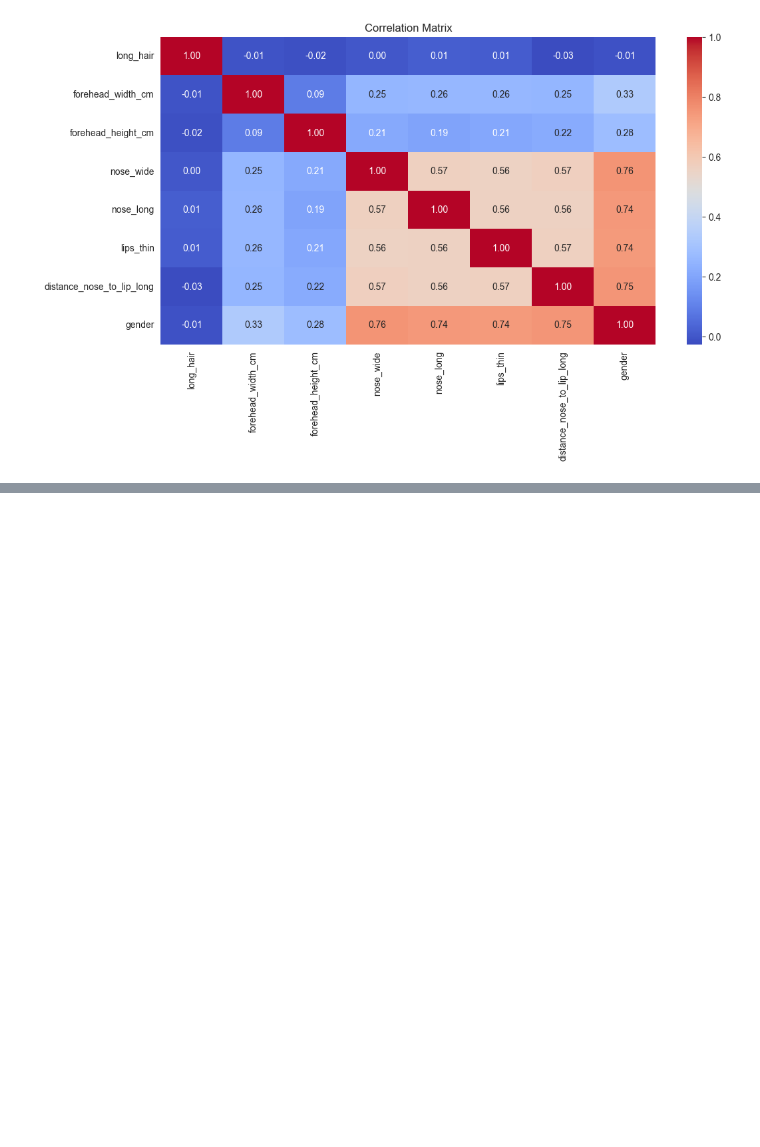
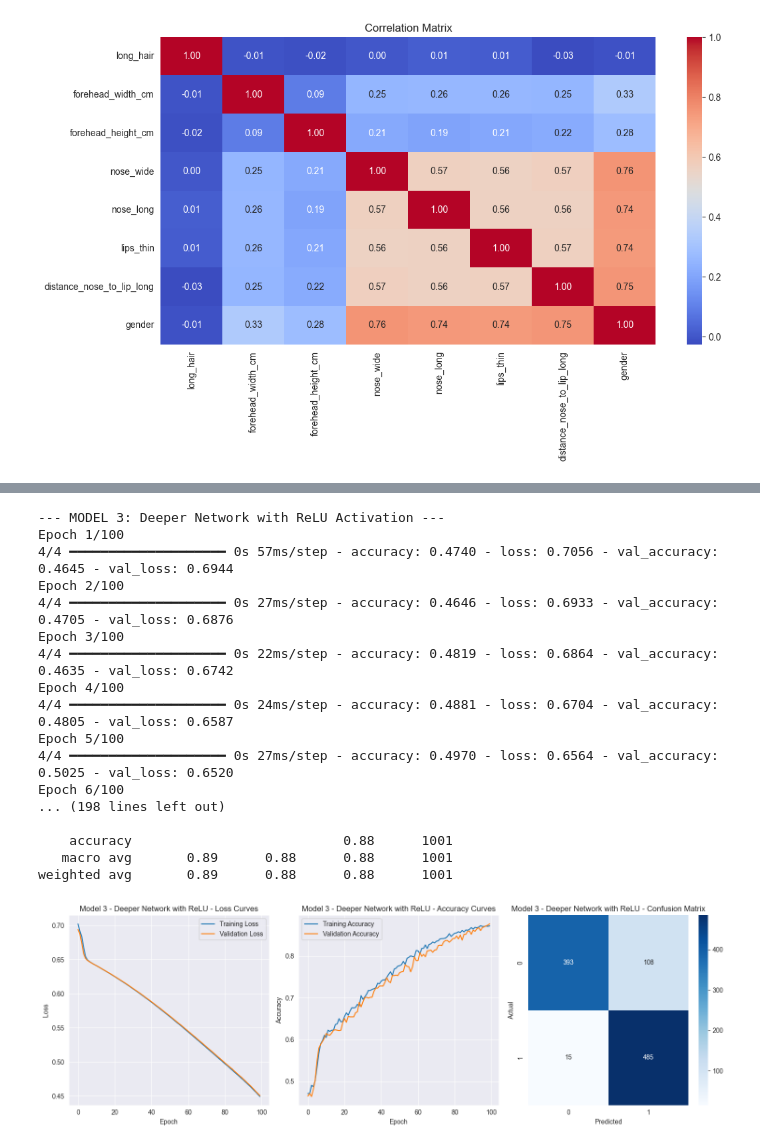
Before and after one commit to ivan-22-3-5/ML_6th_sem, a Jupyter notebook: lab4/lab4.ipynb, the cells around one changed output, grey strips where cells are left out. Drawn from its saved outputs; the diff is of its cells as text; code cells hidden in the pictures; blank space fills up the shorter version.

```diff
--- a/lab4/lab4.ipynb
+++ b/lab4/lab4.ipynb
@@ -164,0 +194,29 @@ weighted avg       0.95      0.95      0.95      1001
+# %%
+print("\n\n--- MODEL 3: Deeper Network with ReLU Activation ---")
+model3, history3 = train_model(
+    neurons=[10, 5],
+    epochs=100,
+    batch_size=1000,
+    learning_rate=0.01,
+    activation='relu'
+)
+evaluate_model(model3, history3, "Model 3 - Deeper Network with ReLU")
+# %% [output]
+--- MODEL 3: Deeper Network with ReLU Activation ---
+Epoch 1/100
+4/4 ━━━━━━━━━━━━━━━━━━━━ 0s 57ms/step - accuracy: 0.4740 - loss: 0.7056 - val_accuracy: 0.4645 - val_loss: 0.6944
+Epoch 2/100
+4/4 ━━━━━━━━━━━━━━━━━━━━ 0s 27ms/step - accuracy: 0.4646 - loss: 0.6933 - val_accuracy: 0.4705 - val_loss: 0.6876
+Epoch 3/100
+4/4 ━━━━━━━━━━━━━━━━━━━━ 0s 22ms/step - accuracy: 0.4819 - loss: 0.6864 - val_accuracy: 0.4635 - val_loss: 0.6742
+Epoch 4/100
+4/4 ━━━━━━━━━━━━━━━━━━━━ 0s 24ms/step - accuracy: 0.4881 - loss: 0.6704 - val_accuracy: 0.4805 - val_loss: 0.6587
+Epoch 5/100
+4/4 ━━━━━━━━━━━━━━━━━━━━ 0s 27ms/step - accuracy: 0.4970 - loss: 0.6564 - val_accuracy: 0.5025 - val_loss: 0.6520
+Epoch 6/100
+... (198 lines left out)
+
+    accuracy                           0.88      1001
+   macro avg       0.89      0.88      0.88      1001
+weighted avg       0.89      0.88      0.88      1001
+[figure, added]
```
Also changed, not shown: parts of 10 cells of this notebook.
